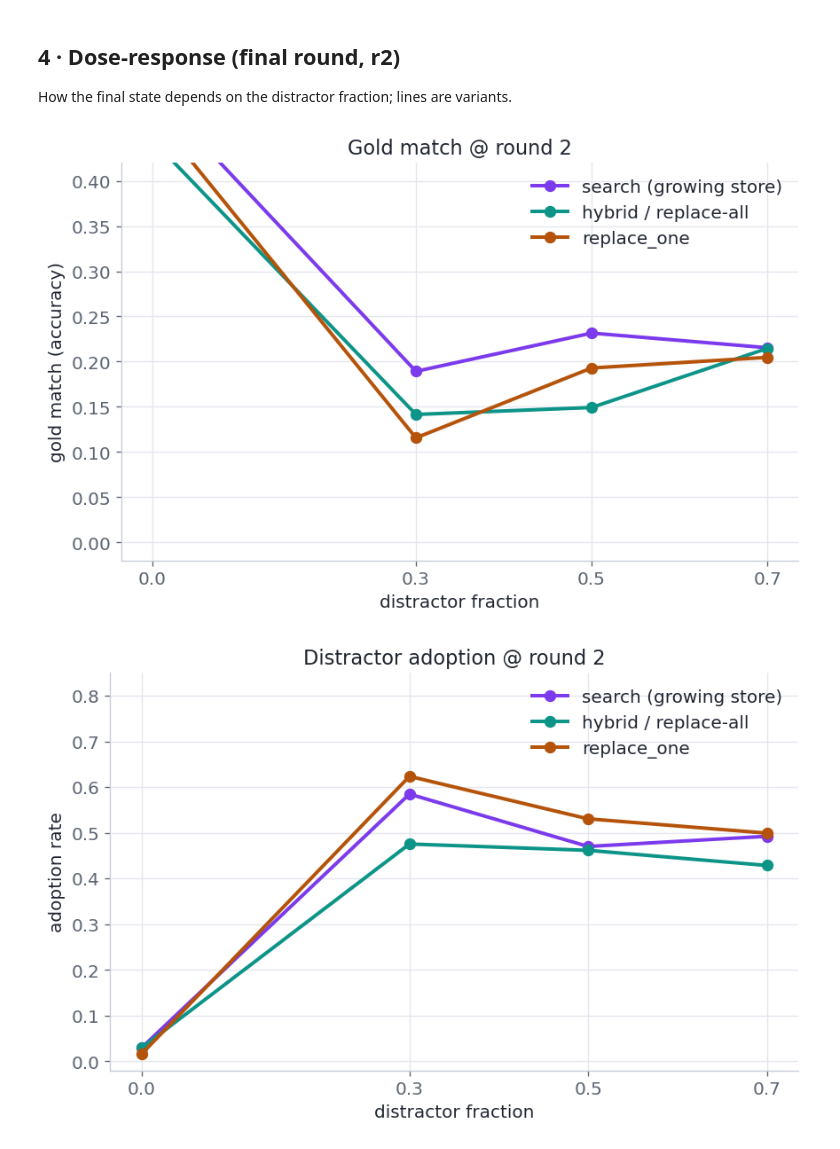
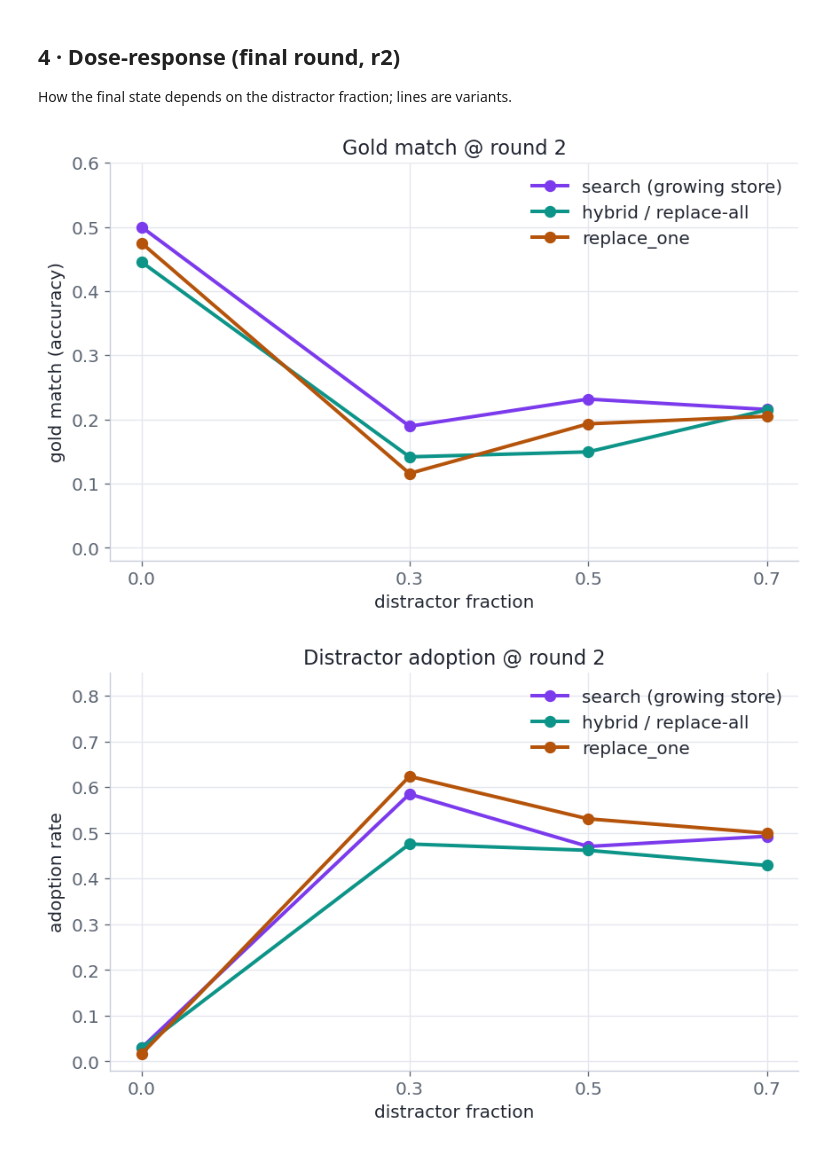
Before and after one commit to rag-collapse/RAG-Collapse, a Jupyter notebook: oz03_distractor_visualization.ipynb, the cells around one changed output. Saved outputs shown, nothing was run; the diff lists cells and outputs as text; code cells hidden in the pictures.

```diff
--- a/oz03_distractor_visualization.ipynb
+++ b/oz03_distractor_visualization.ipynb
@@ -104,9 +104,9 @@ dyn_metric("distinct_answers", "Distinct answers across rounds", "distinct answe
 
 How the final state depends on the distractor fraction; lines are variants.
 # %%
-dose("gold_match", "Gold match @ round 2", "gold match (accuracy)", ymax=0.42, fname="dose_gold_match.png")
+dose("gold_match", "Gold match @ round 2", "gold match (accuracy)", ymax=0.6, fname="dose_gold_match.png")
 # %% [output]
-[figure, old version]
+[figure, new version]
 # %%
 dose("distractor_adoption", "Distractor adoption @ round 2", "adoption rate", ymax=0.85, fname="dose_adoption.png")
 # %% [output]
```
Also changed, not shown: parts of 4 cells of this notebook, 11 other files.
